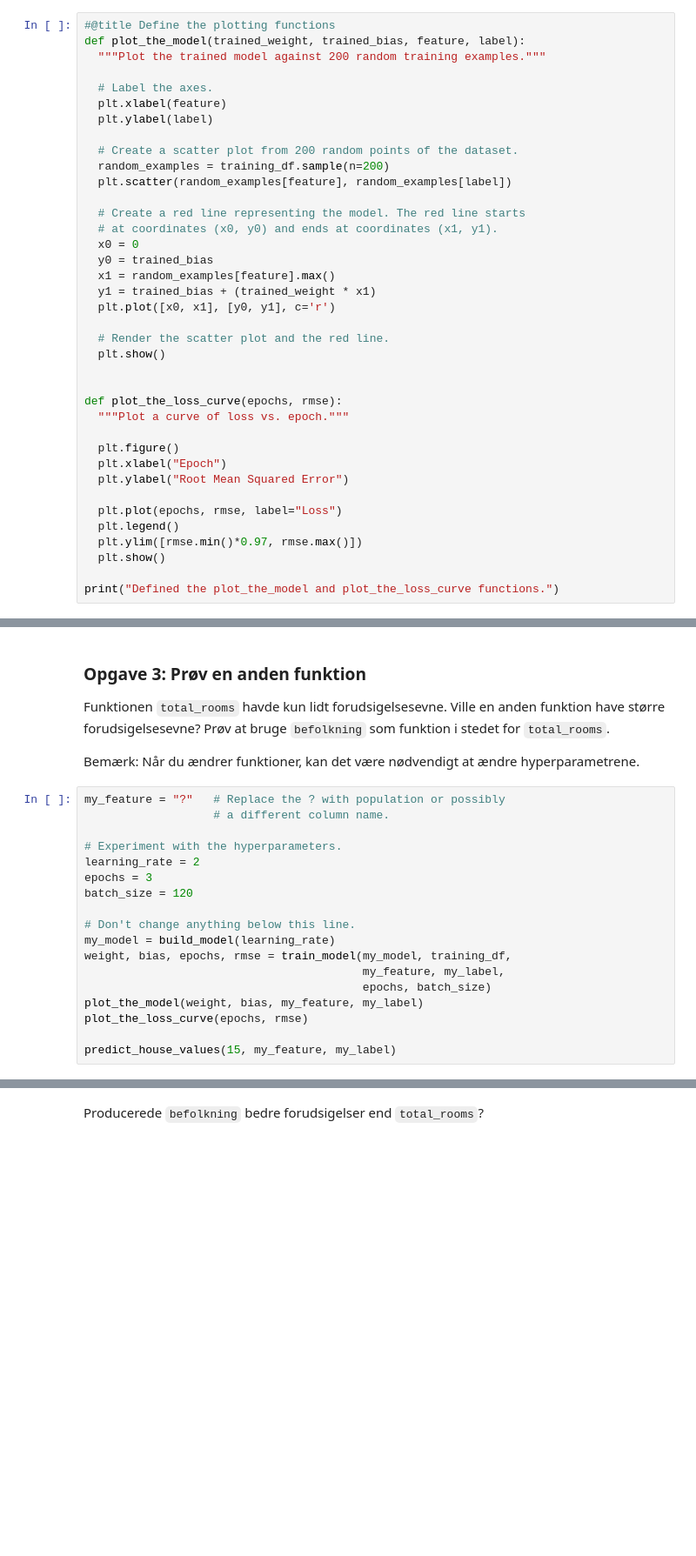
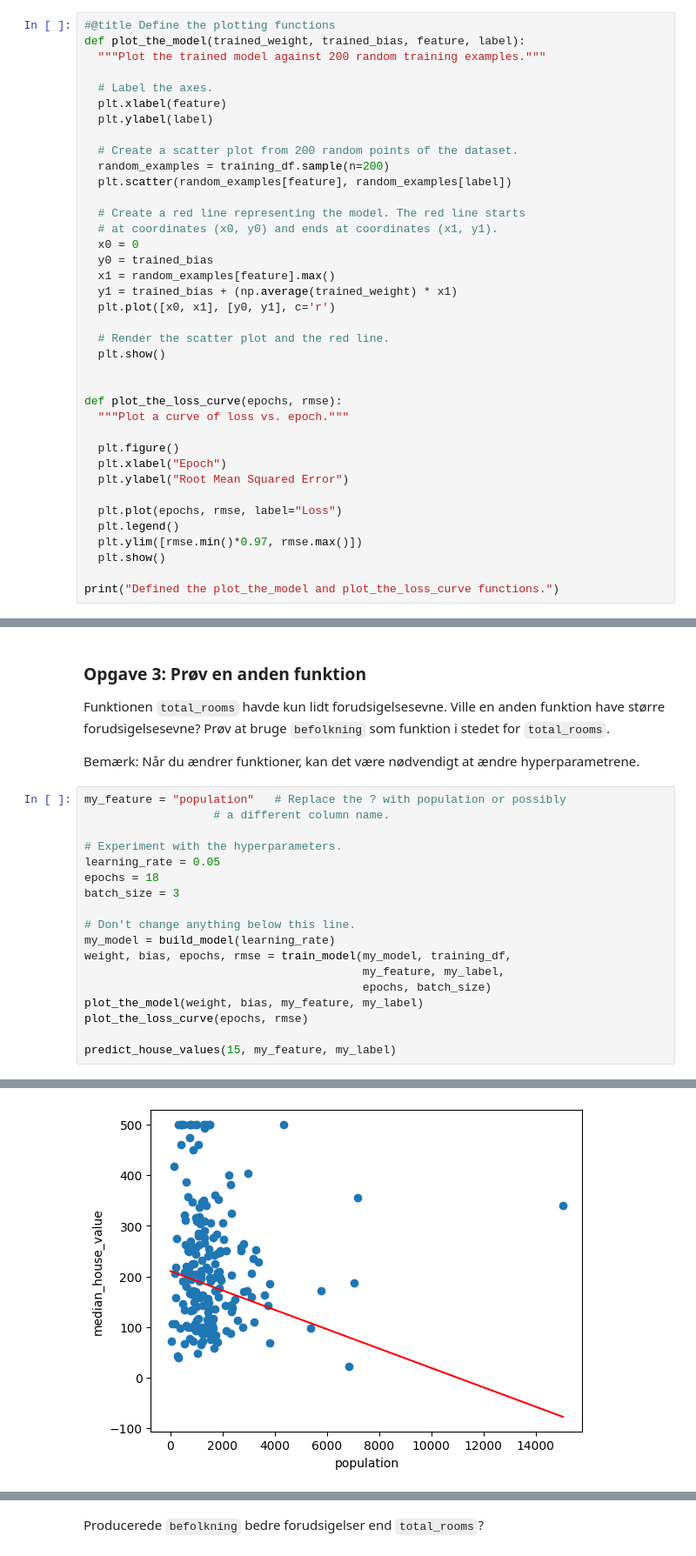
Before and after one commit to kasperhammer/ml-opgaver-kasperhammer-main, a Jupyter notebook: 1. Regression/1. regression.ipynb, the cells around one changed output, grey strips where cells are left out. Shown at 87% size. Cells and saved outputs as stored; diff of their text form; blank space fills up the shorter version.

```diff
--- a/1. Regression/1. regression.ipynb
+++ b/1. Regression/1. regression.ipynb
@@ -486,7 +653,7 @@ def plot_the_model(trained_weight, trained_bias, feature, label):
   x0 = 0
   y0 = trained_bias
   x1 = random_examples[feature].max()
-  y1 = trained_bias + (trained_weight * x1)
+  y1 = trained_bias + (np.average(trained_weight) * x1)
   plt.plot([x0, x1], [y0, y1], c='r')
 
   # Render the scatter plot and the red line.
@@ -582,13 +786,13 @@ Funktionen `total_rooms` havde kun lidt forudsigelsesevne. Ville en anden funkti
 
 Bemærk: Når du ændrer funktioner, kan det være nødvendigt at ændre hyperparametrene.
 # %%
-my_feature = "?"   # Replace the ? with population or possibly
+my_feature = "population"   # Replace the ? with population or possibly
                    # a different column name.
 
 # Experiment with the hyperparameters.
-learning_rate = 2
-epochs = 3
-batch_size = 120
+learning_rate = 0.05
+epochs = 18
+batch_size = 3
 
 # Don't change anything below this line.
 my_model = build_model(learning_rate)
@@ -599,3 +803,4 @@ plot_the_model(weight, bias, my_feature, my_label)
 plot_the_loss_curve(epochs, rmse)
 
 predict_house_values(15, my_feature, my_label)
+# %% [output]
@@ -601,0 +824 @@ predict_house_values(15, my_feature, my_label)
+[figure, added]
```
Also changed, not shown: parts of 22 cells of this notebook.
